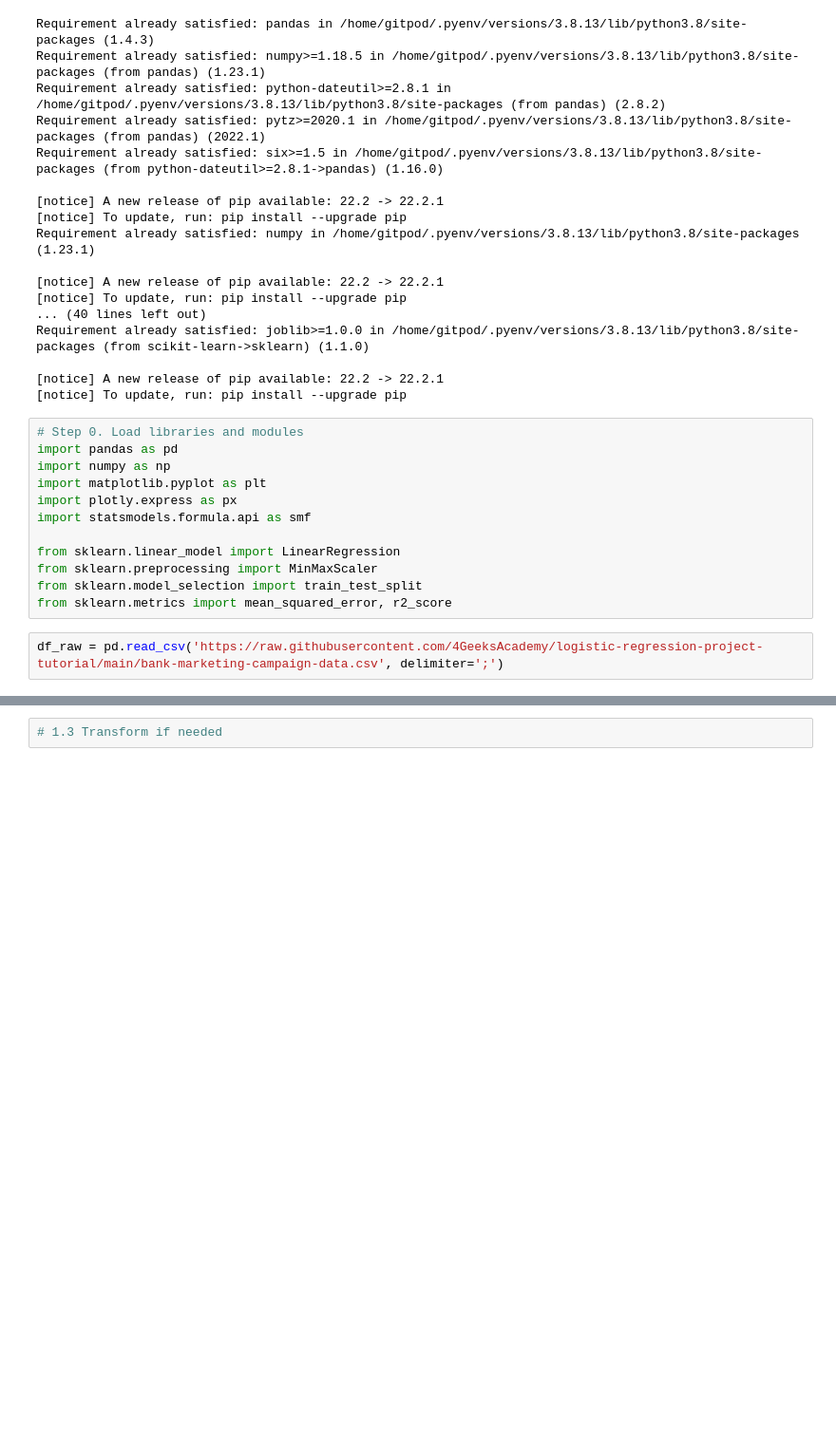
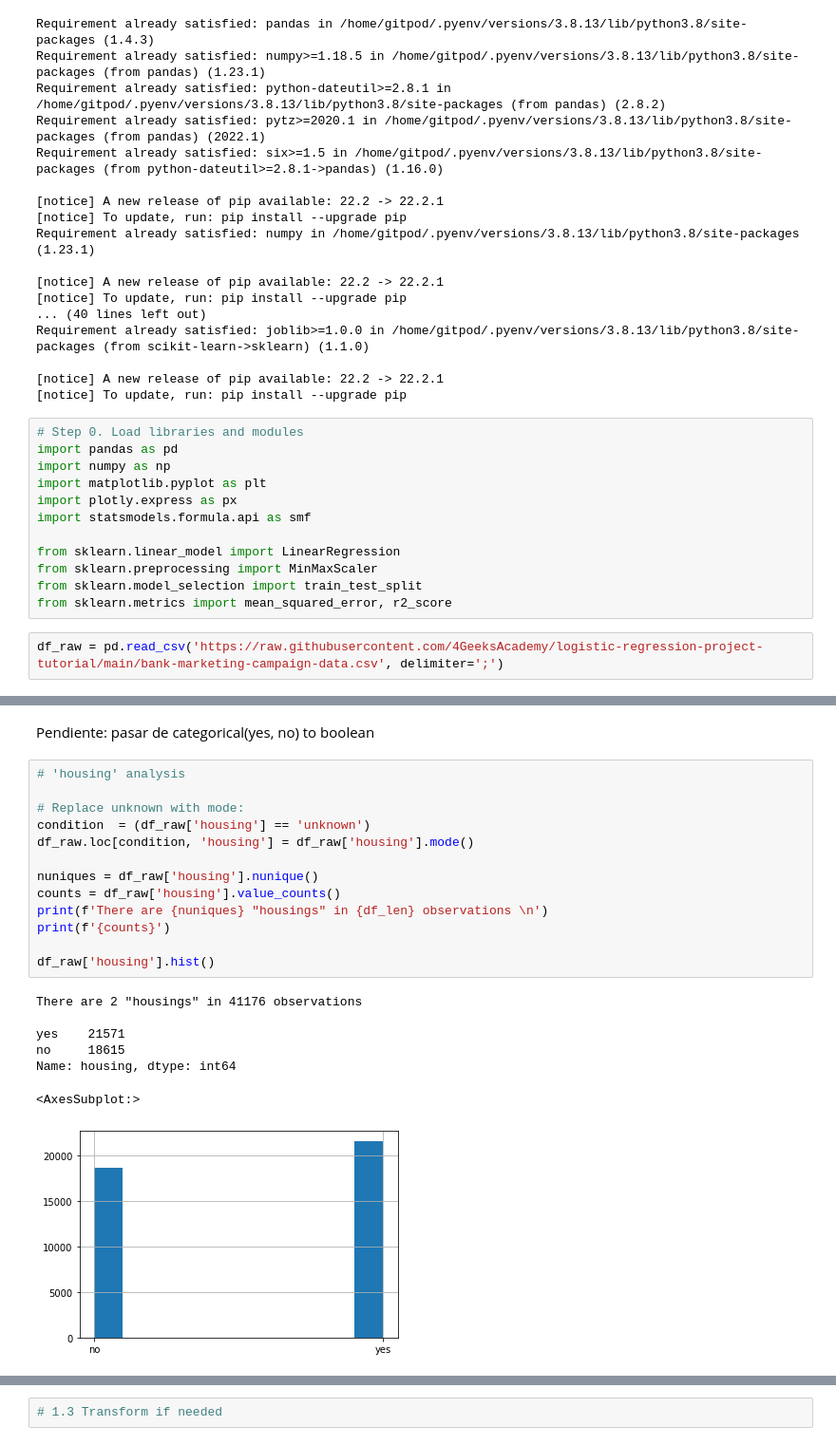
Before and after one commit to jgayosof/logistic-regression-project-tutorial, a Jupyter notebook: src/Sample_Steps.ipynb, the cells around one changed output, grey strips where cells are left out. Shown at 95% size. Saved outputs shown, nothing was run; the diff lists cells and outputs as text; blank space fills up the shorter version.

```diff
--- a/src/Sample_Steps.ipynb
+++ b/src/Sample_Steps.ipynb
@@ -73,0 +228,23 @@ memory usage: 6.6+ MB
+# %% [markdown]
+Pendiente: pasar de categorical(yes, no) to boolean
+# %%
+# 'housing' analysis
+
+# Replace unknown with mode:
+condition  = (df_raw['housing'] == 'unknown')
+df_raw.loc[condition, 'housing'] = df_raw['housing'].mode()
+
+nuniques = df_raw['housing'].nunique()
+counts = df_raw['housing'].value_counts()
+print(f'There are {nuniques} "housings" in {df_len} observations \n')
+print(f'{counts}')
+
+df_raw['housing'].hist()
+# %% [output]
+There are 2 "housings" in 41176 observations
+
+yes    21571
+no     18615
+Name: housing, dtype: int64
+<AxesSubplot:>
+[figure, added]
```
Also changed, not shown: parts of 17 cells of this notebook.
